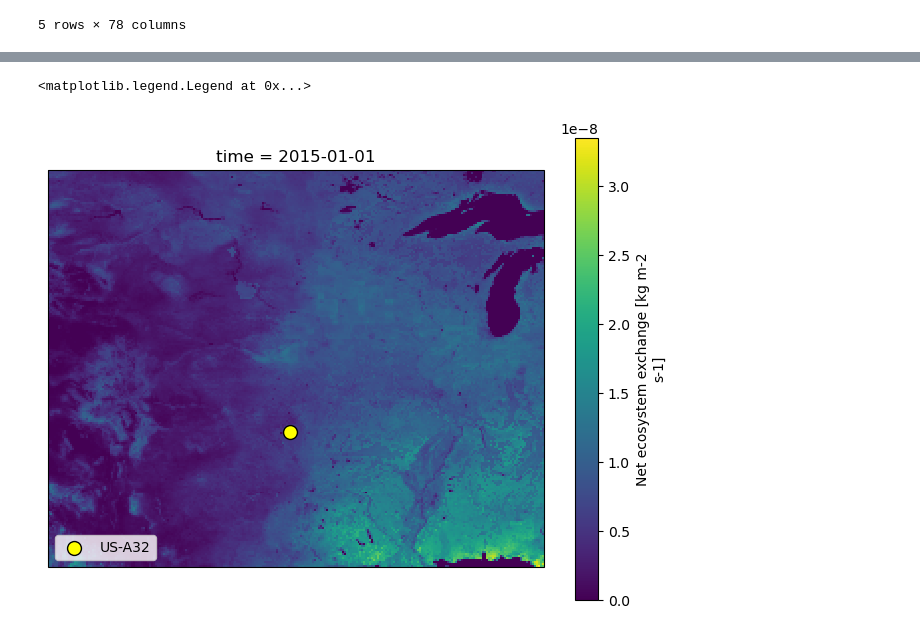
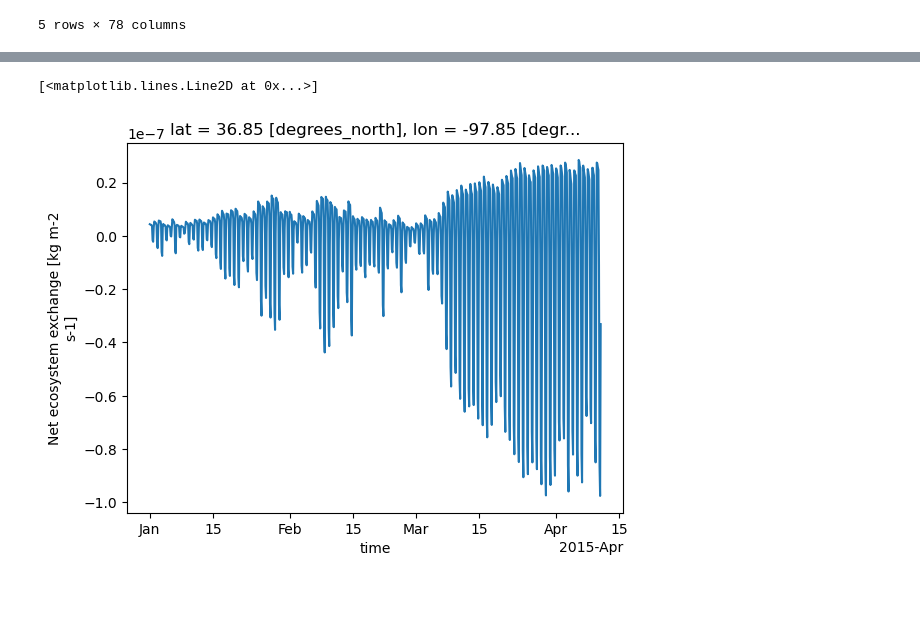
Before and after one commit to hannahzafar/FLUXNET-Model-comparison, a Jupyter notebook: comparison.ipynb, the cells around one changed output, grey strips where cells are left out. Saved outputs shown, nothing was run; the diff lists cells and outputs as text; code cells hidden in the pictures; blank space fills up the shorter version.

```diff
--- a/comparison.ipynb
+++ b/comparison.ipynb
@@ -82,7 +101,12 @@ sel_sub = sel_ds[['TIMESTAMP_START','TIMESTAMP_END', 'NEE_VUT_REF','NEE_VUT_REF_
 sel_sub.index = pd.to_datetime(sel_sub['TIMESTAMP_START'],format='%Y%m%d%H%M')
 sel_sub.index.names = ['time']
 # %%
+# Convert and resample
+# FluxNet NEE_VUT_REF (umolCO2 m-2 s-1) to MiCASA (kgC m-2 s-1)
+sel_conv = sel_sub['NEE_VUT_REF']*1e-6*12.01*1e-3
+# sel_conv
+
 # resample to 3-hourly per MiCASA
-sel_resample = sel_sub[['NEE_VUT_REF']].resample('3h').mean()
+sel_resample = sel_conv.resample('3h').mean()
 sel_resample
 # %% [output]
@@ -133,8 +174,12 @@ for date in dates_unique[:100]:
 # %%
 ds = xr.open_mfdataset(path_list)['NEE']
 # %%
+# Select grid closest to selected site
 print(site_lat, site_lon)
-# ds_subset = ds.sel(lon=site_lon, lat=site_lat, method='nearest')
+ds_subset = ds.sel(lon=site_lon, lat=site_lat, method='nearest')
+ds_subset
+
+# ds_subset = ds.sel(lon=slice(min_lon, max_lon), lat=slice(min_lat, max_lat))
 # ds_subset
 # %% [output]
 [36.8193] [-97.8198]
@@ -147,27 +211,5 @@ proj=ccrs.PlateCarree()
-# %%
-# subset region
-min_lon, max_lon = -110, -85
-min_lat, max_lat = 30, 50
-
-ds_subset = ds.sel(lon=slice(min_lon, max_lon), lat=slice(min_lat, max_lat))
-# ds_subset
-# %%
-# Create a figure and plot background
-fig, ax = plt.subplots(figsize=(8,6),subplot_kw= {'projection': proj});
-ax.set_extent([min_lon, max_lon, min_lat, max_lat], crs=proj);
-ax.scatter(site_sel['Longitude (degrees)'],site_sel['Latitude (degrees)'],
-           # marker='*',
-           s=100,
-           color='yellow',
-           edgecolor='black', zorder=3, label=f'{site_ID}')
-
-# Add states??
-# shape = '~/.local/share/cartopy/shapefiles/natural_earth/physical/ne_110m_land.shp'
-# land = gpd.read_file(shape)
-# land.plot(ax=ax,figsize=(10, 6),color='lightgrey')
-
-ds_subset.isel(time=0).plot.pcolormesh(ax=ax)
-ax.legend(loc='lower left')
-# %% [output]
-<matplotlib.legend.Legend at 0x...>
-[figure, old version]
+# %%
+ds_subset.plot()
+# %% [output]
+[<matplotlib.lines.Line2D at 0x...>]
+[figure, added]
```
Also changed, not shown: parts of 14 cells of this notebook, 1 other file.
